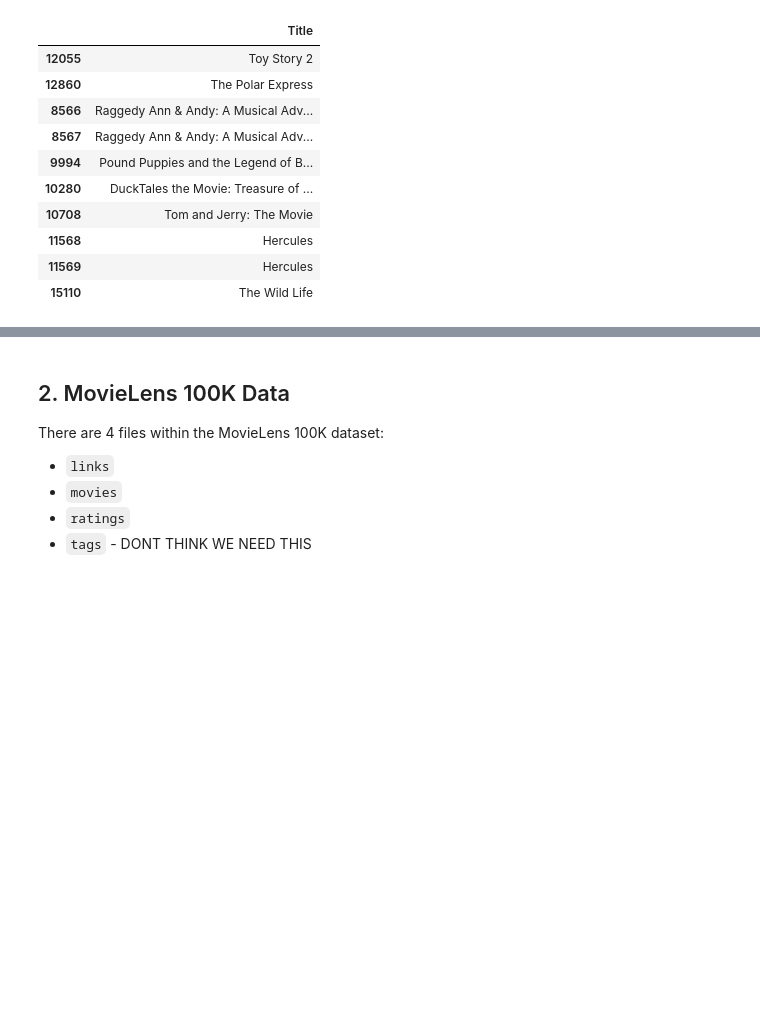
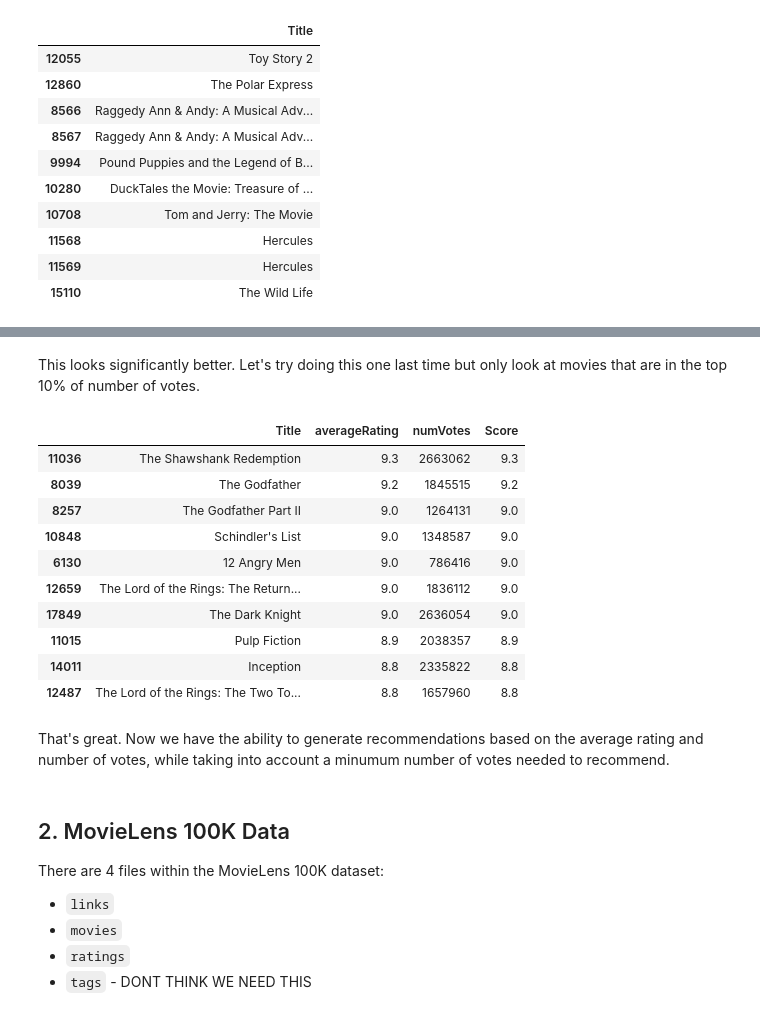
Before and after one commit to kevgross89/Apple-TV-Movie-Recommendation-Engine, a Jupyter notebook: What To Watch - Movie Recommendation Engine.ipynb, the cells around one changed output, grey strips where cells are left out. Cells and saved outputs as stored; diff of their text form; code cells hidden in the pictures; blank space fills up the shorter version.

```diff
--- a/What To Watch - Movie Recommendation Engine.ipynb
+++ b/What To Watch - Movie Recommendation Engine.ipynb
@@ -918,3 +1041,31 @@ get_recommendations('Toy Story', cosine_sim2, imdb_wiki, indices2)
+# %% [markdown]
+This looks significantly better. Let's try doing this one last time but only look at movies that are in the top 10% of number of votes.
+# %%
+# Minumum votes to be in n-th percentile
+m = imdb_wiki['numVotes'].quantile(0.90)
+
+# Filter movies in the top 90%
+m90_df = imdb_wiki.copy().loc[imdb_wiki['numVotes'] > m]
+
+# Sort by top scores
+m90_df = m90_df.sort_values('Score', ascending=False)
+
+# Print top 10 movies
+m90_df[['Title', 'averageRating', 'numVotes', 'Score']].head(10)
+# %% [output]
+|  | Title | averageRating | numVotes | Score |
+| 11036 | The Shawshank Redemption | 9.3 | 2663062 | 9.3 |
+| 8039 | The Godfather | 9.2 | 1845515 | 9.2 |
+| 8257 | The Godfather Part II | 9.0 | 1264131 | 9.0 |
+| 10848 | Schindler's List | 9.0 | 1348587 | 9.0 |
+| 6130 | 12 Angry Men | 9.0 | 786416 | 9.0 |
+| 12659 | The Lord of the Rings: The Return... | 9.0 | 1836112 | 9.0 |
+| 17849 | The Dark Knight | 9.0 | 2636054 | 9.0 |
+| 11015 | Pulp Fiction | 8.9 | 2038357 | 8.9 |
+| 14011 | Inception | 8.8 | 2335822 | 8.8 |
+| 12487 | The Lord of the Rings: The Two To... | 8.8 | 1657960 | 8.8 |
+# %% [markdown]
+That's great. Now we have the ability to generate recommendations based on the average rating and number of votes, while taking into account a minumum number of votes needed to recommend.
 # %% [markdown]
 ## 2. MovieLens 100K Data
 
```
Also changed, not shown: parts of 32 cells of this notebook.
